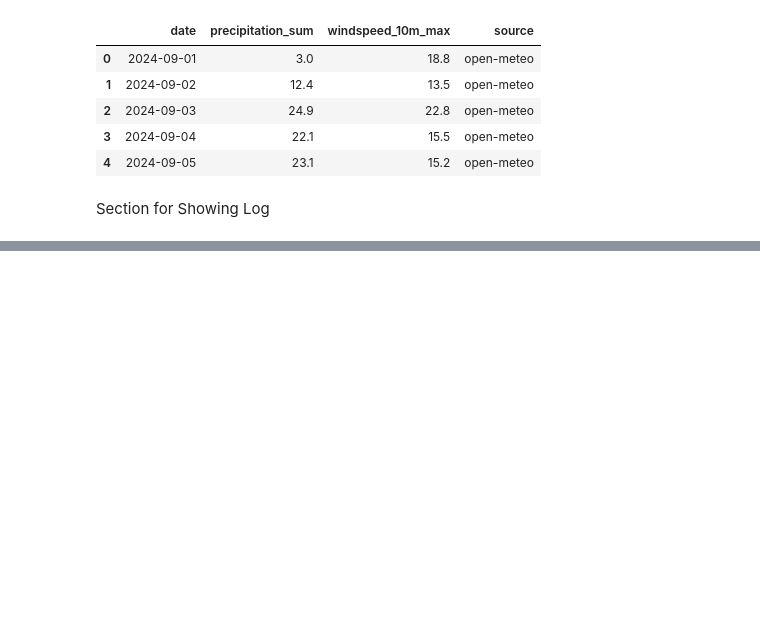
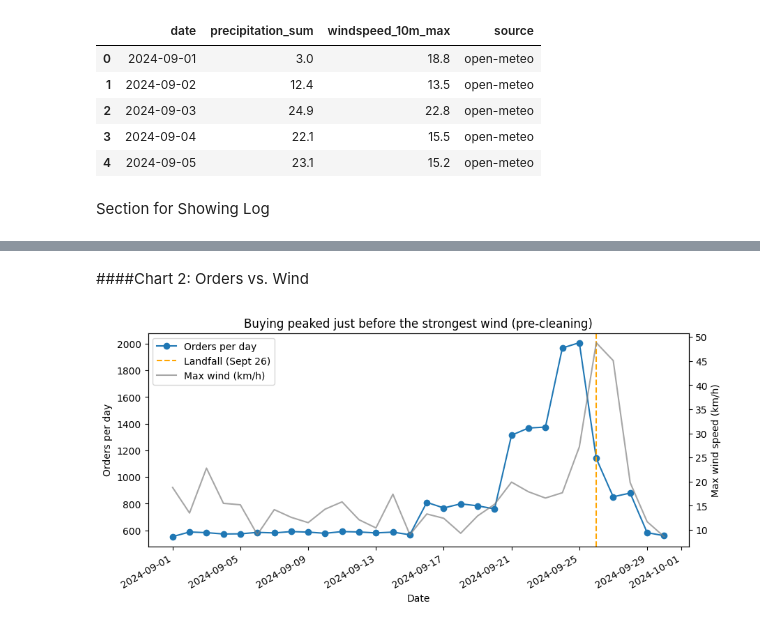
Before and after one commit to elijahschoeniger-cpu/Walmart-Project-1-, a Jupyter notebook: notebooks/team_notebook.ipynb, the cells around one changed output, grey strips where cells are left out. Saved outputs shown, nothing was run; the diff lists cells and outputs as text; code cells hidden in the pictures; blank space fills up the shorter version.

```diff
--- a/notebooks/team_notebook.ipynb
+++ b/notebooks/team_notebook.ipynb
@@ -200,0 +243,26 @@ show_log()
+# %% [markdown]
+####Chart 2: Orders vs. Wind
+# %%
+wind = weather_live.set_index('date')['windspeed_10m_max']
+
+fig, ax = plt.subplots(figsize=(10, 4.5))
+ax.plot(daily.index, daily.values, marker='o', label='Orders per day')
+ax.axvline(LANDFALL, color='orange', linestyle='--', label='Landfall (Sept 26)')
+ax.set_xlabel('Date')
+ax.set_ylabel('Orders per day')
+
+# Wind on a second y-axis, since it's in different units
+ax2 = ax.twinx()
+ax2.plot(wind.index, wind.values, color='gray', alpha=0.7, label='Max wind (km/h)')
+ax2.set_ylabel('Max wind speed (km/h)')
+
+# One legend for both lines
+h1, l1 = ax.get_legend_handles_labels()
+h2, l2 = ax2.get_legend_handles_labels()
+ax.legend(h1 + h2, l1 + l2, loc='upper left')
+
+ax.set_title('Buying peaked just before the strongest wind (pre-cleaning)')
+fig.autofmt_xdate()
+plt.show()
+# %% [output]
+[figure, added]
```
Also changed, not shown: parts of 9 cells of this notebook.
